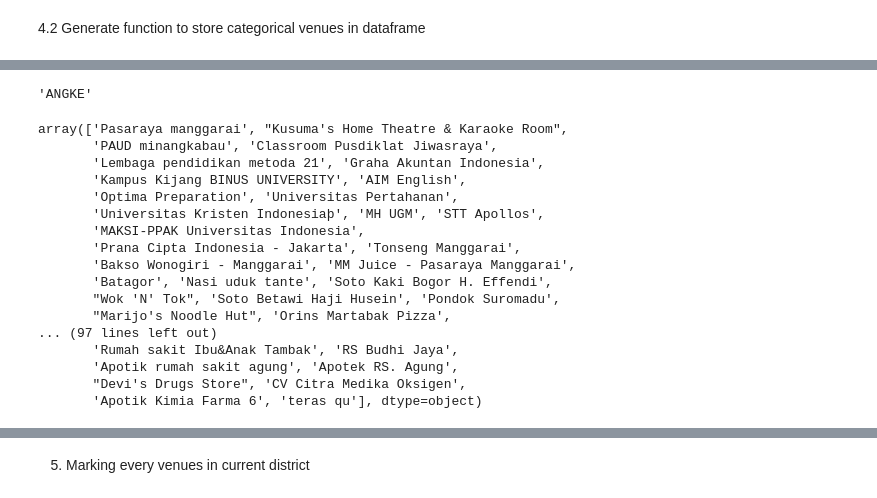
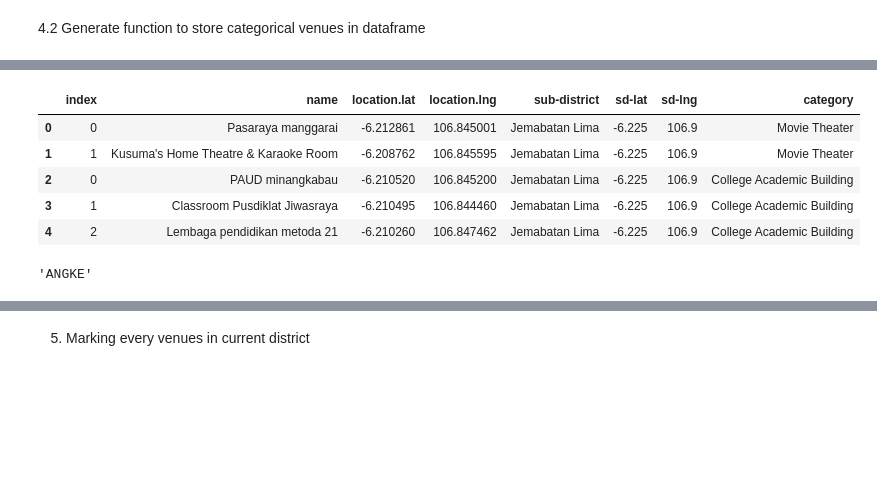
Before and after one commit to richieamir/final-capstone, a Jupyter notebook: housing-sales-Jakarta.ipynb, the cells around one changed output, grey strips where cells are left out. Drawn from its saved outputs; the diff is of its cells as text; code cells hidden in the pictures; blank space fills up the shorter version.

```diff
--- a/housing-sales-Jakarta.ipynb
+++ b/housing-sales-Jakarta.ipynb
@@ -187,7 +187,7 @@ CLIENT_SECRET:WQI03FWI4MIEQVY0PRJYDAUOZJA1P0COTYGYSMFVQ2VXLAEI
 # %%
 def generate_url(lat,lng,categoryId):
     CLIENT_ID = 'VF1SBTXRNXKEDALWBRLRE2NT2K0Z3WVTUD3TGPV2DA5HOB3B' # your Foursquare ID
-    CLIENT_SECRET = 'WQI03FWI4MIEQVY0PRJYDAUOZJA1P0COTYGYSMFVQ2VXLAEI' # your Foursquare Secret
+    CLIENT_SECRET = 'PKKKM3LVQ2LQXTX4G0TV13ULTMPFYNJO3NNXQHFPAPIAEAB1' # your Foursquare Secret
     VERSION = '20180604'
     LIMIT = 500
     ll = '{},{}'.format(lat,lng)
@@ -203,10 +203,11 @@ def find_venues(lat,lng,subDistrictName):
     for category in categories:
         url = generate_url(lat,lng,category['code'])
         results = requests.get(url).json()
-        venues = results['response']['venues']
-        dataframe = json_normalize(venues)
+        print(results)
 
         try:
+            venues = results['response']['venues']
+            dataframe = json_normalize(venues)
             environment = dataframe[['name','location.lat','location.lng']]
             environment['sub-district'] = subDistrictName
             environment['sd-lat'] = lat
@@ -223,0 +227,10 @@ def find_venues(lat,lng,subDistrictName):
+# %%
+df_venues =  pd.DataFrame()
+for feature in data['features']:
+    df_temp = pd.DataFrame()
+    p = Polygon(feature['geometry']['coordinates'][0][0])
+    point = p.centroid
+    df_temp = find_venues(point.y,point.x,feature['properties']['name'])
+    df_venues = df_venues.append(df_temp)
+
+df_venues.head()
@@ -224,24 +267,14 @@ def find_venues(lat,lng,subDistrictName):
+# %%
+df_venues.reset_index(inplace=True)
+df_venues.head()
+# %% [output]
+|  | index | name | location.lat | location.lng | sub-district | sd-lat | sd-lng | category |
+| 0 | 0 | Pasaraya manggarai | -6.212861 | 106.845001 | Jemabatan Lima | -6.225 | 106.9 | Movie Theater |
+| 1 | 1 | Kusuma's Home Theatre & Karaoke Room | -6.208762 | 106.845595 | Jemabatan Lima | -6.225 | 106.9 | Movie Theater |
+| 2 | 0 | PAUD minangkabau | -6.210520 | 106.845200 | Jemabatan Lima | -6.225 | 106.9 | College Academic Building |
+| 3 | 1 | Classroom Pusdiklat Jiwasraya | -6.210495 | 106.844460 | Jemabatan Lima | -6.225 | 106.9 | College Academic Building |
+| 4 | 2 | Lembaga pendidikan metoda 21 | -6.210260 | 106.847462 | Jemabatan Lima | -6.225 | 106.9 | College Academic Building |
 # %%
 data['features'][0]['properties']['name']
 # %% [output]
 'ANGKE'
-# %%
-test['name'].unique()
-# %% [output]
-array(['Pasaraya manggarai', "Kusuma's Home Theatre & Karaoke Room",
-       'PAUD minangkabau', 'Classroom Pusdiklat Jiwasraya',
-       'Lembaga pendidikan metoda 21', 'Graha Akuntan Indonesia',
-       'Kampus Kijang BINUS UNIVERSITY', 'AIM English',
-       'Optima Preparation', 'Universitas Pertahanan',
-       'Universitas Kristen Indonesiaþ', 'MH UGM', 'STT Apollos',
-       'MAKSI-PPAK Universitas Indonesia',
-       'Prana Cipta Indonesia - Jakarta', 'Tonseng Manggarai',
-       'Bakso Wonogiri - Manggarai', 'MM Juice - Pasaraya Manggarai',
-       'Batagor', 'Nasi uduk tante', 'Soto Kaki Bogor H. Effendi',
-       "Wok 'N' Tok", 'Soto Betawi Haji Husein', 'Pondok Suromadu',
-       "Marijo's Noodle Hut", 'Orins Martabak Pizza',
-... (97 lines left out)
-       'Rumah sakit Ibu&Anak Tambak', 'RS Budhi Jaya',
-       'Apotik rumah sakit agung', 'Apotek RS. Agung',
-       "Devi's Drugs Store", 'CV Citra Medika Oksigen',
-       'Apotik Kimia Farma 6', 'teras qu'], dtype=object)
```
Also changed, not shown: parts of 14 cells of this notebook.
